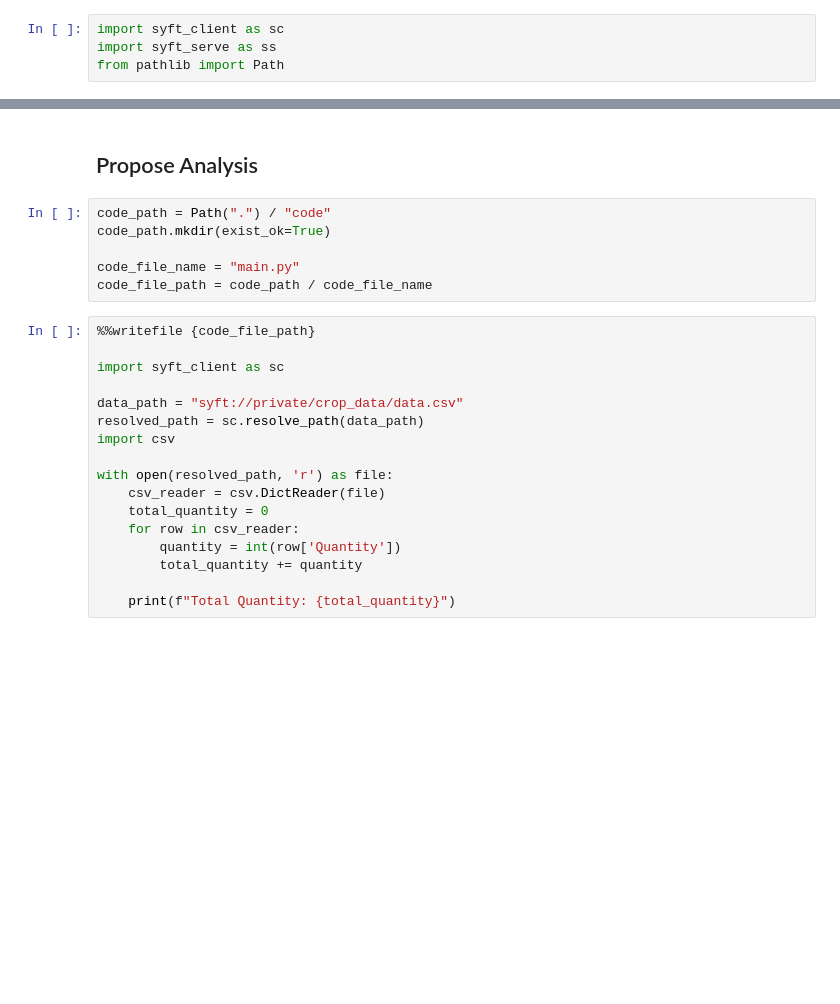
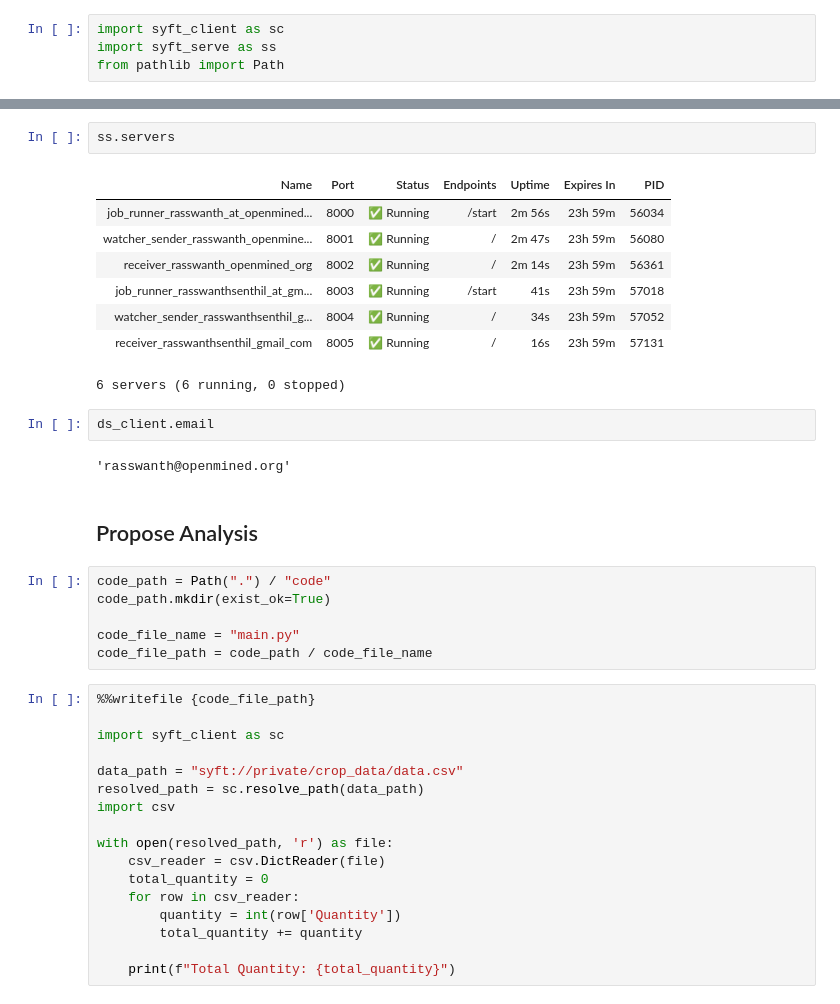
Before and after one commit to OpenMined/syft-client, a Jupyter notebook: test_notebooks/e2e/DS.ipynb, the cells around one changed output, grey strips where cells are left out. Cells and saved outputs as stored; diff of their text form; blank space fills up the shorter version.

Commit message:
update syft-client deps

```diff
--- a/test_notebooks/e2e/DS.ipynb
+++ b/test_notebooks/e2e/DS.ipynb
@@ -11,3 +15,18 @@ ds_client = sc.login(ds_email)
+# %%
+ss.servers
+# %% [output]
+| Name | Port | Status | Endpoints | Uptime | Expires In | PID |
+| job_runner_rasswanth_at_openmined... | 8000 | ✅ Running | /start | 2m 56s | 23h 59m | 56034 |
+| watcher_sender_rasswanth_openmine... | 8001 | ✅ Running | / | 2m 47s | 23h 59m | 56080 |
+| receiver_rasswanth_openmined_org | 8002 | ✅ Running | / | 2m 14s | 23h 59m | 56361 |
+| job_runner_rasswanthsenthil_at_gm... | 8003 | ✅ Running | /start | 41s | 23h 59m | 57018 |
+| watcher_sender_rasswanthsenthil_g... | 8004 | ✅ Running | / | 34s | 23h 59m | 57052 |
+| receiver_rasswanthsenthil_gmail_com | 8005 | ✅ Running | / | 16s | 23h 59m | 57131 |
+6 servers (6 running, 0 stopped)
+# %%
+ds_client.email
+# %% [output]
+'rasswanth@openmined.org'
 # %% [markdown]
 ## Propose Analysis
 # %%
```
Also changed, not shown: parts of 4 cells of this notebook, 5 other files.
